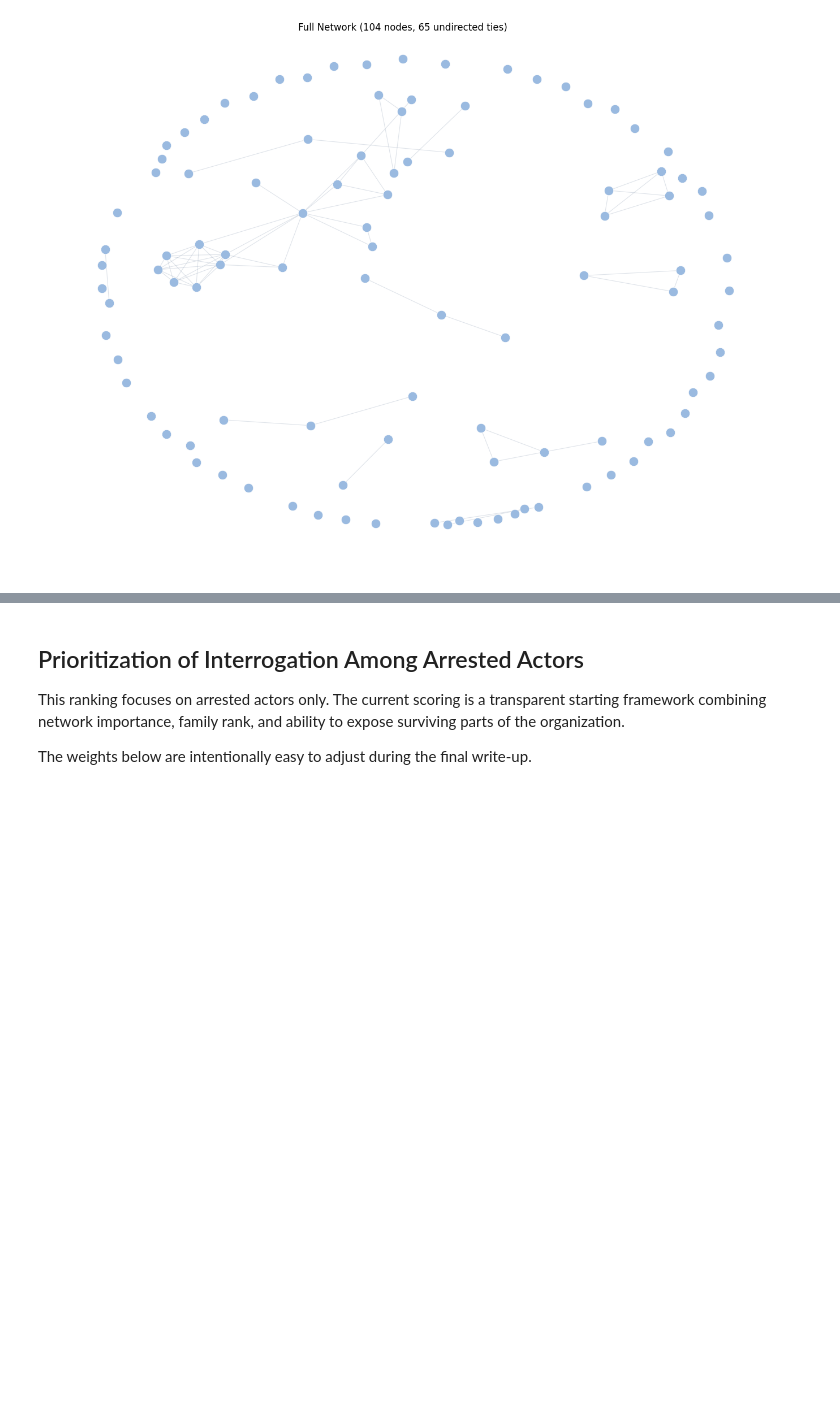
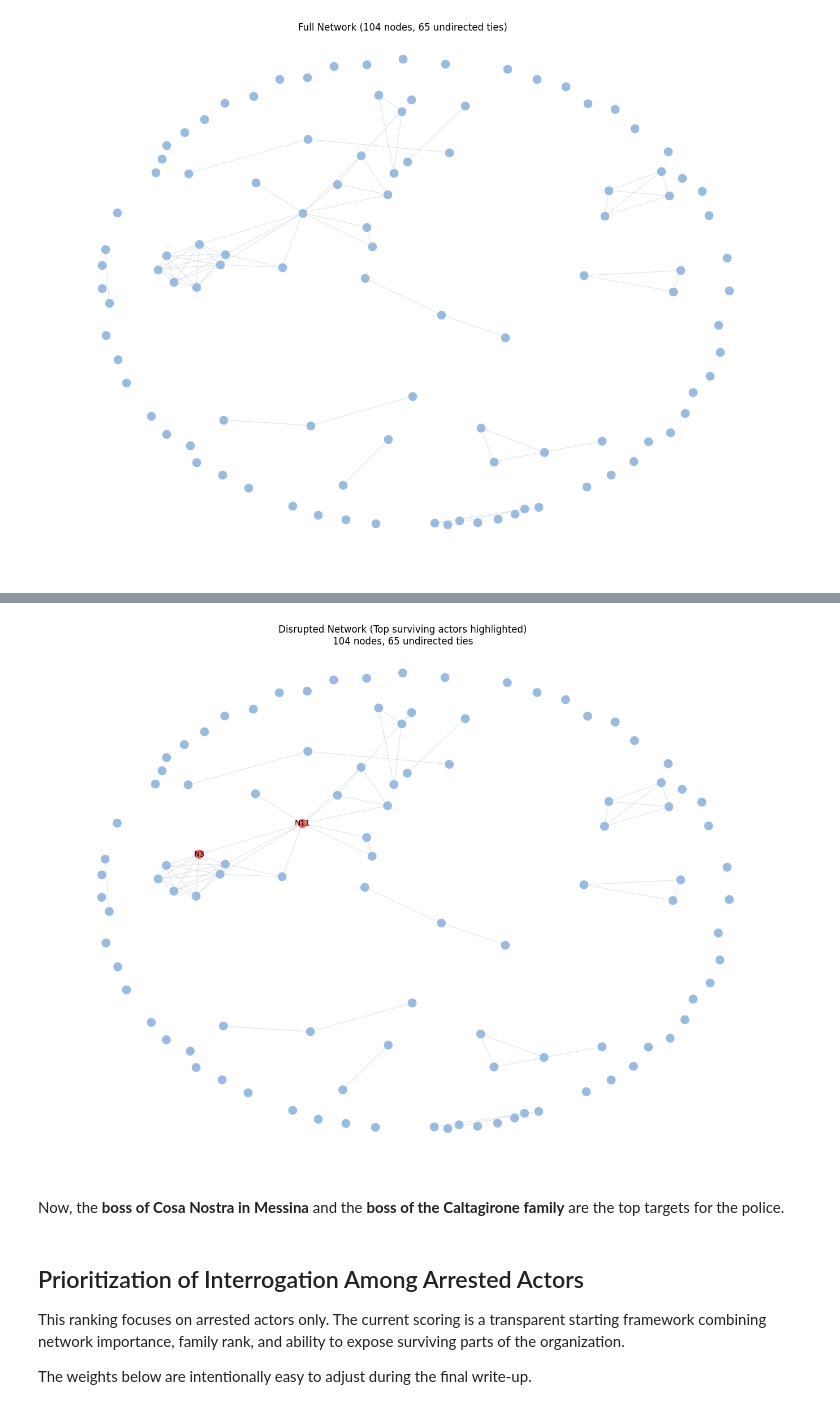
Before and after one commit to ignaciovadillos/The-Sicilian-Mafia---Network-Analysis, a Jupyter notebook: src/full_network_analysis.ipynb, the cells around one changed output, grey strips where cells are left out. Drawn from its saved outputs; the diff is of its cells as text; code cells hidden in the pictures; blank space fills up the shorter version.

Commit message:
top targets set

```diff
--- a/src/full_network_analysis.ipynb
+++ b/src/full_network_analysis.ipynb
@@ -715,3 +739,70 @@ print(type(disrupted_graph))
+# %%
+top_survivors = surviving_priority.head(2)['Node'].tolist()
+
+n = ud_disrupted_graph.number_of_nodes()
+
+full_network_position = nx.spring_layout(
+    ud_disrupted_graph,
+    seed=42,
+    weight="weight",
+    k=20 / np.sqrt(n),
+    iterations=300
+)
+
+node_colors = [
+    "#ee6460" if node in top_survivors else "#9abae0"
+    for node in ud_disrupted_graph.nodes()
+]
+
+node_sizes = [
+    150 if node in top_survivors else 140
+    for node in ud_disrupted_graph.nodes()
+]
+
+labels = {
+    node: node if node in top_survivors else ""
+    for node in ud_disrupted_graph.nodes()
+}
+
+plt.figure(figsize=(13, 10))
+
+nx.draw_networkx_edges(
+    ud_disrupted_graph,
+    pos=full_network_position,
+    edge_color="#94a3b8",
+    alpha=0.30,
+    width=0.8,
+)
+
+nx.draw_networkx_nodes(
+    ud_disrupted_graph,
+    pos=full_network_position,
+    node_color=node_colors,
+    node_size=node_sizes,
+    edgecolors="white",
+    linewidths=0.5,
+)
+
+nx.draw_networkx_labels(
+    ud_disrupted_graph,
+    pos=full_network_position,
+    labels=labels,
+    font_size=10,
+    font_color="black"
+)
+
+plt.title(
+    f"Disrupted Network (Top surviving actors highlighted)\n"
+    f"{ud_disrupted_graph.number_of_nodes()} nodes, {ud_disrupted_graph.number_of_edges()} undirected ties"
+)
+plt.axis("off")
+plt.tight_layout()
+plt.savefig('../reports/figures/disrupted_graph_most_wanted.png')
+plt.show()
+# %% [output]
+[figure, added]
+# %% [markdown]
+Now, the **boss of Cosa Nostra in Messina** and the **boss of the Caltagirone family** are the top targets for the police.
 # %% [markdown]
 ## Prioritization of Interrogation Among Arrested Actors
 
```
Also changed, not shown: parts of 6 cells of this notebook, 1 other file.
